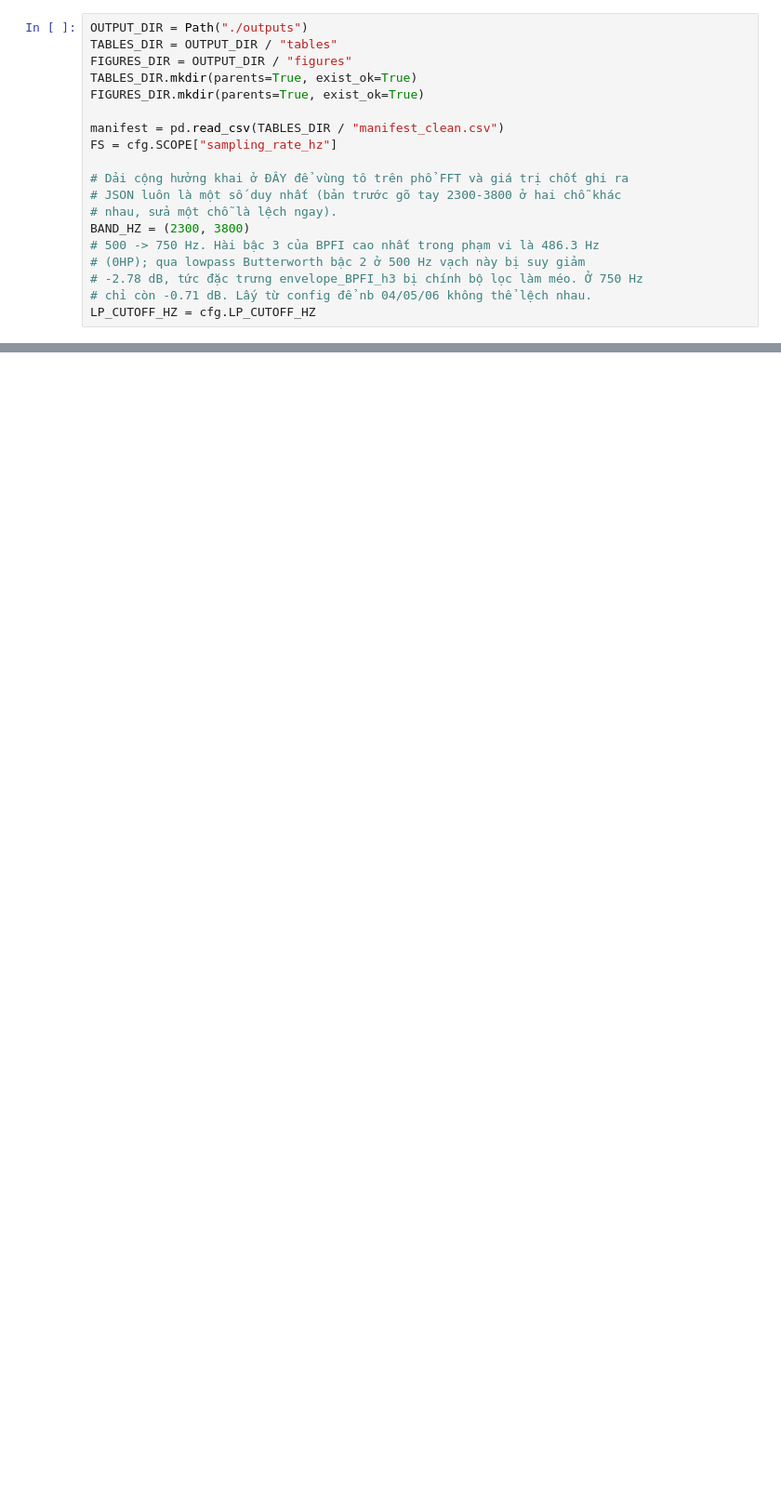
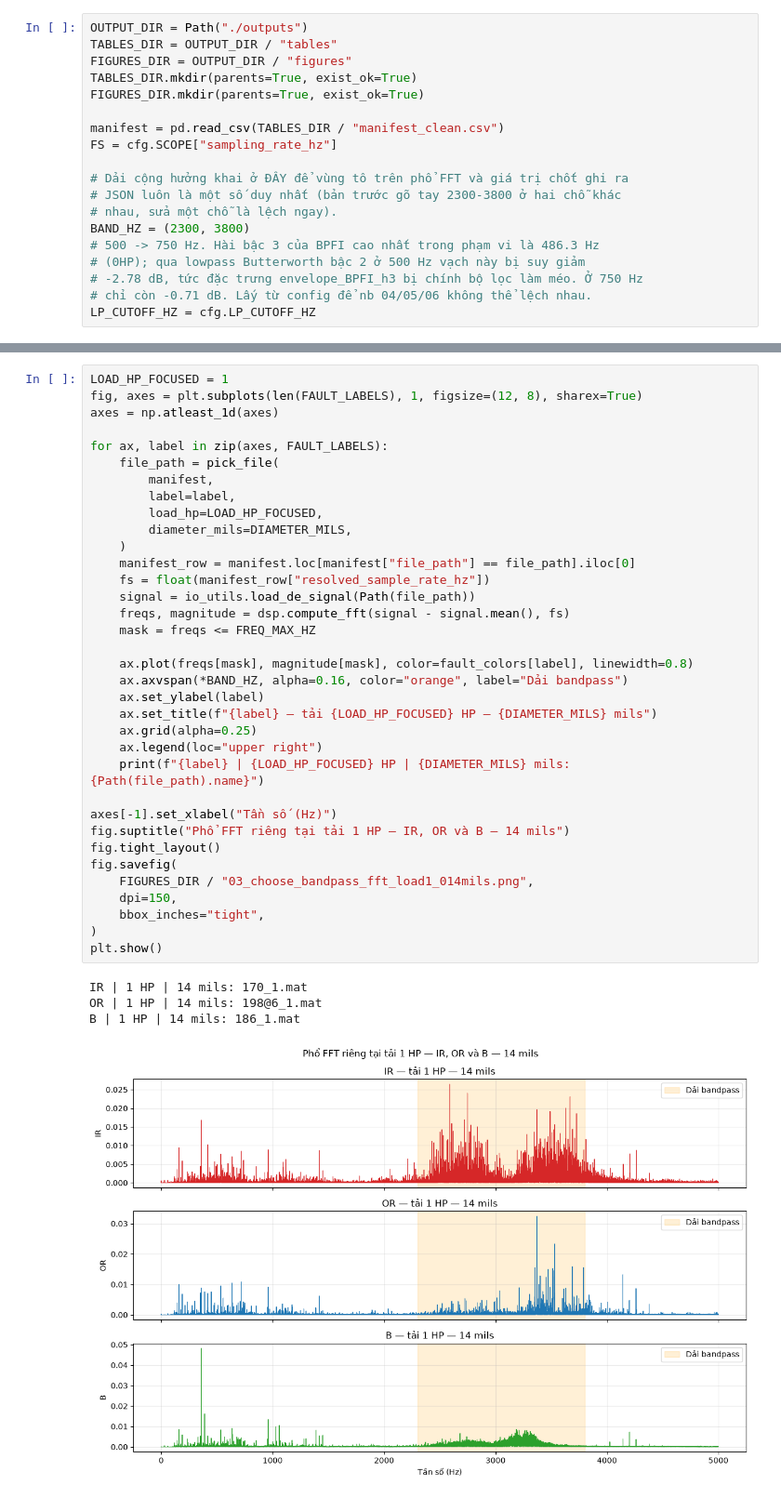
Before and after one commit to NguyenVuongg/CWRU_Fault_Detection_TinyML, a Jupyter notebook: notebooks/giai_doan_1_tien_xu_ly/03_choose_bandpass.ipynb, the cells around one changed output, grey strips where cells are left out. Shown at 93% size. Cells and saved outputs as stored; diff of their text form; blank space fills up the shorter version.

```diff
--- a/notebooks/giai_doan_1_tien_xu_ly/03_choose_bandpass.ipynb
+++ b/notebooks/giai_doan_1_tien_xu_ly/03_choose_bandpass.ipynb
@@ -268,0 +96,40 @@ Gộp (5.86 Hz/bin không tách được): BPFO_h3=322.1Hz ~ BPFI_h2=324.4Hz
+# %%
+LOAD_HP_FOCUSED = 1
+fig, axes = plt.subplots(len(FAULT_LABELS), 1, figsize=(12, 8), sharex=True)
+axes = np.atleast_1d(axes)
+
+for ax, label in zip(axes, FAULT_LABELS):
+    file_path = pick_file(
+        manifest,
+        label=label,
+        load_hp=LOAD_HP_FOCUSED,
+        diameter_mils=DIAMETER_MILS,
+    )
+    manifest_row = manifest.loc[manifest["file_path"] == file_path].iloc[0]
+    fs = float(manifest_row["resolved_sample_rate_hz"])
+    signal = io_utils.load_de_signal(Path(file_path))
+    freqs, magnitude = dsp.compute_fft(signal - signal.mean(), fs)
+    mask = freqs <= FREQ_MAX_HZ
+
+    ax.plot(freqs[mask], magnitude[mask], color=fault_colors[label], linewidth=0.8)
+    ax.axvspan(*BAND_HZ, alpha=0.16, color="orange", label="Dải bandpass")
+    ax.set_ylabel(label)
+    ax.set_title(f"{label} — tải {LOAD_HP_FOCUSED} HP — {DIAMETER_MILS} mils")
+    ax.grid(alpha=0.25)
+    ax.legend(loc="upper right")
+    print(f"{label} | {LOAD_HP_FOCUSED} HP | {DIAMETER_MILS} mils: {Path(file_path).name}")
+
+axes[-1].set_xlabel("Tần số (Hz)")
+fig.suptitle("Phổ FFT riêng tại tải 1 HP — IR, OR và B — 14 mils")
+fig.tight_layout()
+fig.savefig(
+    FIGURES_DIR / "03_choose_bandpass_fft_load1_014mils.png",
+    dpi=150,
+    bbox_inches="tight",
+)
+plt.show()
+# %% [output]
+IR | 1 HP | 14 mils: 170_1.mat
+OR | 1 HP | 14 mils: 198@6_1.mat
+B | 1 HP | 14 mils: 186_1.mat
+[figure, added]
```
Also changed, not shown: parts of 30 cells of this notebook, 38 other files.
